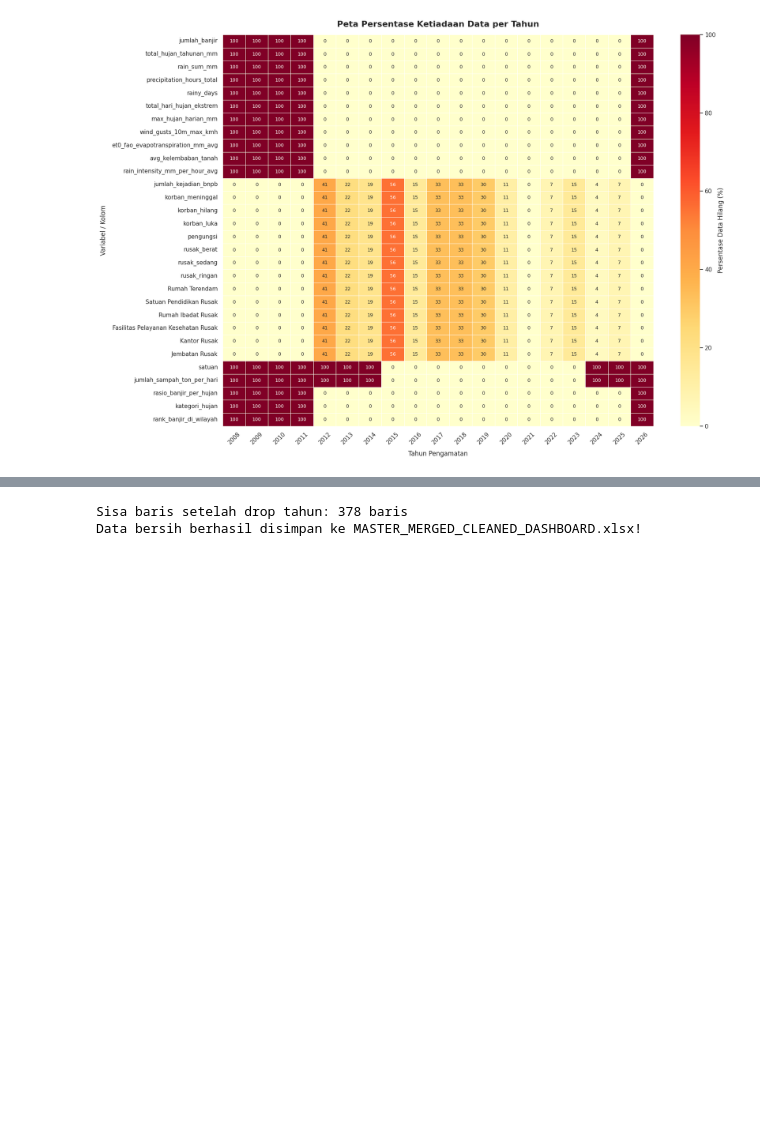
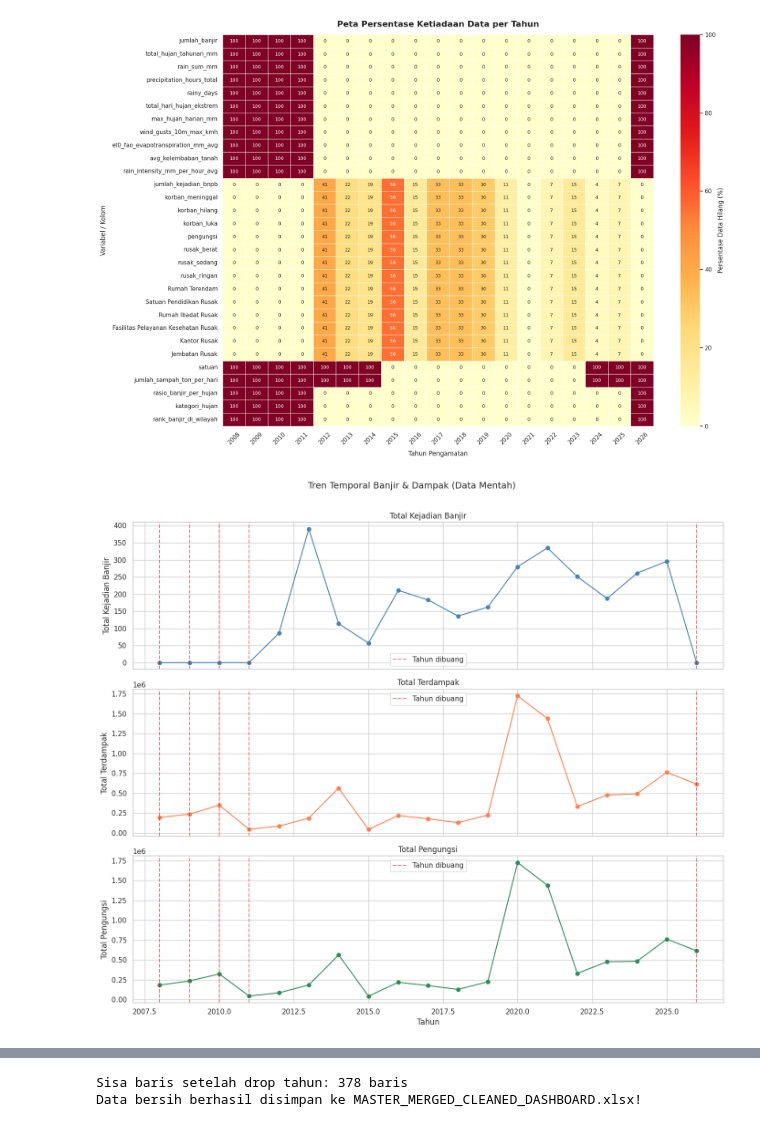
Before and after one commit to ibayyabi/II4013-Tubes-Data-Analytics-Banjir-Jawa-Barat, a Jupyter notebook: notebooks/PREPRO.ipynb, the cells around one changed output, grey strips where cells are left out. Saved outputs shown, nothing was run; the diff lists cells and outputs as text; code cells hidden in the pictures; blank space fills up the shorter version.

```diff
--- a/notebooks/PREPRO.ipynb
+++ b/notebooks/PREPRO.ipynb
@@ -126,3 +155,31 @@ plt.tight_layout()
 plt.show()
 # %% [output]
 [figure]
+# %%
+yearly = df.groupby('tahun').agg(
+    total_banjir=('jumlah_banjir', 'sum'),
+    total_terdampak=('total_terdampak', 'sum'),
+    total_pengungsi=('pengungsi', 'sum')
+).reset_index()
+
+fig, axes = plt.subplots(3, 1, figsize=(14, 12), sharex=True)
+for ax, col, label, color in zip(
+    axes,
+    ['total_banjir', 'total_terdampak', 'total_pengungsi'],
+    ['Total Kejadian Banjir', 'Total Terdampak', 'Total Pengungsi'],
+    ['steelblue', 'coral', 'seagreen']
+):
+    ax.plot(yearly['tahun'], yearly[col], marker='o', color=color)
+    ax.set_ylabel(label)
+    ax.set_title(label)
+    # Tandai tahun yang akan dibuang
+    for yr in [2008, 2009, 2010, 2011, 2026]:
+        ax.axvline(yr, color='red', linestyle='--', alpha=0.5, label='Tahun dibuang' if yr == 2008 else "")
+    ax.legend()
+
+plt.xlabel("Tahun")
+plt.suptitle("Tren Temporal Banjir & Dampak (Data Mentah)", fontsize=14, y=1.01)
+plt.tight_layout()
+plt.show()
+# %% [output]
+[figure, added]
```
Also changed, not shown: parts of 7 cells of this notebook.
